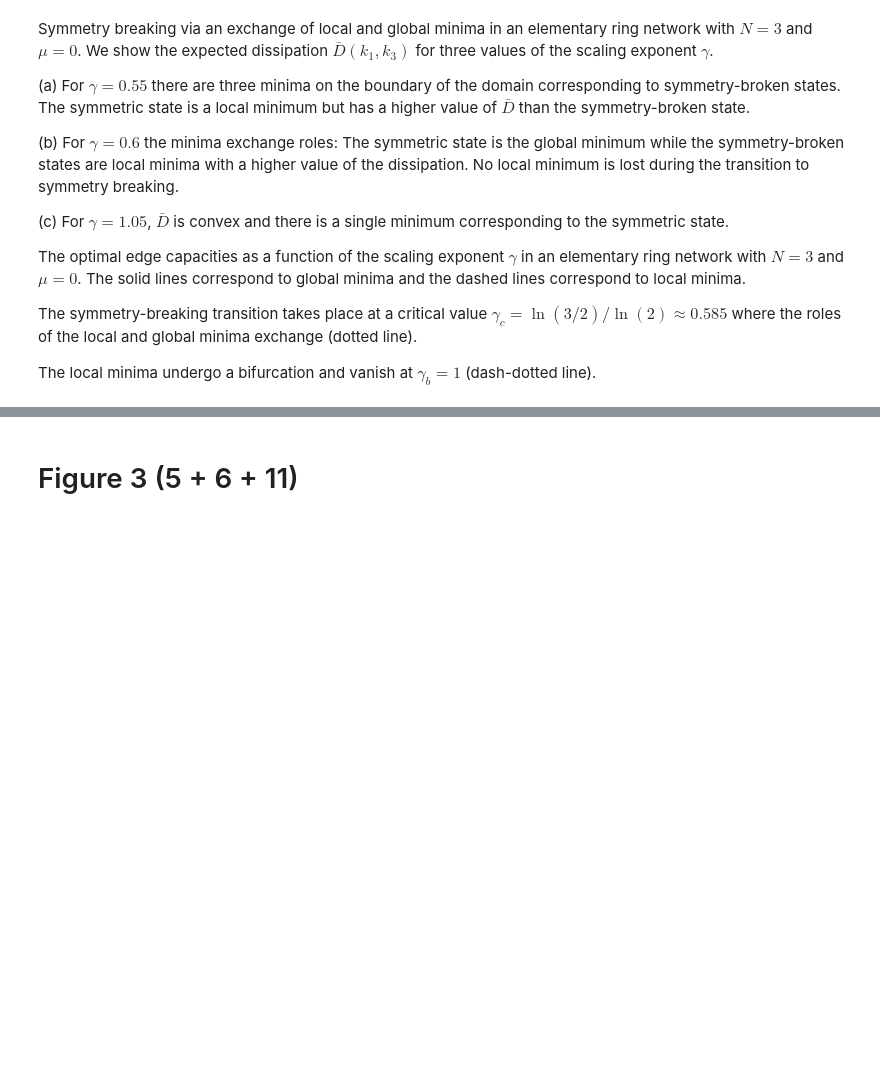
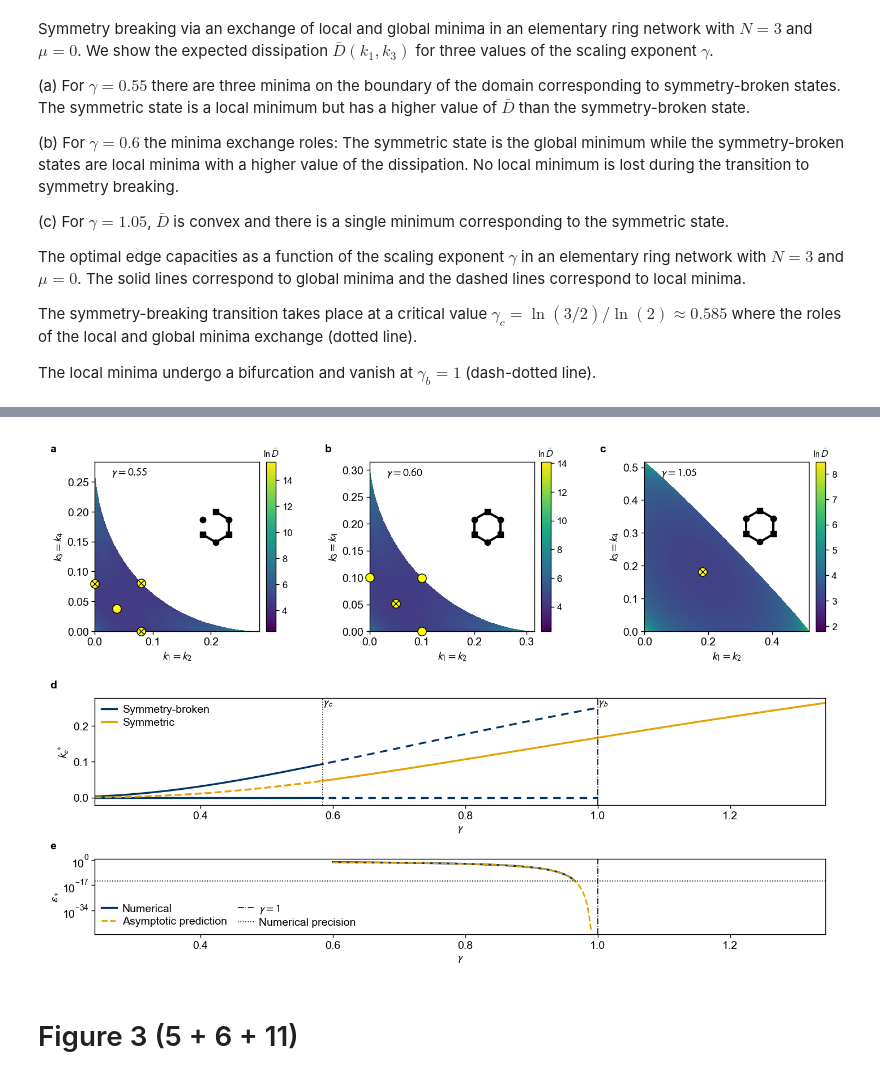
Before and after one commit to ibfzj/optimal-networks, a Jupyter notebook: rings.ipynb, the cells around one changed output, grey strips where cells are left out. Cells and saved outputs as stored; diff of their text form; code cells hidden in the pictures; blank space fills up the shorter version.

```diff
--- a/rings.ipynb
+++ b/rings.ipynb
@@ -212,3 +132,102 @@ plt.show()
+# %%
+# Define plot characteristics
+
+figstyle.apply()
+
+# Define system parameters
+
+mu = 0.0
+beta = 1.0
+kappa = 1.0
+
+gammas_abc = [0.55, 0.60, 1.05]
+
+grid = 620
+minima_grid = 260
+
+width, height = 179.0, 120.0
+left, right = 12.0, 3.0
+avail = width - left - right
+
+row1_bottom, row1_height = 77.0, 38.0   # a, b, c
+row2_bottom, row2_height = 38.0, 24.0   # d
+row3_bottom, row3_height =  9.0, 17.0   # e
+
+cb_w, cb_pad, row1_gap = 2.2, 1.5, 21.0
+row1_w = (avail - 3 * (cb_pad + cb_w) - 2 * row1_gap) / 3.0
+block_w = row1_w + cb_pad + cb_w
+
+
+def rect(x, y, w, h):
+    return [x / width, y / height, w / width, h / height]
+
+
+# Figure
+
+fig = plt.figure(figsize=figstyle.mm(width, height))
+
+# Subplots (a), (b) and (c)
+
+for i, gamma in enumerate(gammas_abc):
+    x = left + i * (block_w + row1_gap)
+    ax = fig.add_axes(rect(x, row1_bottom, row1_w, row1_height))
+    cax = fig.add_axes(rect(x + row1_w + cb_pad, row1_bottom, cb_w, row1_height))
+
+    plot_Figure3(gamma, mu=mu, beta=beta, kappa=kappa, grid=grid, minima_grid=minima_grid,
+                 ax=ax, cax=cax, label_above=True, cbar_labelsize=6.0,
+                 s_circle=30, s_cross=17, marker_lw=0.5, gamma_label_xy=(0.10, 0.97))
+    add_insets_to_Figure3(ax, gamma, kappa=kappa, node_size=14, lw_scale=0.24)
+
+# Subplot (d)
+
+ax_d = fig.add_axes(rect(left, row2_bottom, avail, row2_height))
+
+gap1 = left + block_w + row1_gap / 2.0
+gap2 = left + 2 * block_w + row1_gap + row1_gap / 2.0
+gamma_min, gamma_max = stretched_xlim(GAMMA_C_N3, GAMMA_B_N3, (gap1 - left) / avail, (gap2 - left) / avail)
+
+plot_Figure4(ax=ax_d, kappa=kappa, gamma_min=gamma_min, gamma_max=gamma_max,
+             lw=1.2, guide_lw=0.6, legend_fontsize=figstyle.FONT_LEGEND, legend_loc="upper left")
+
+ylo, yhi = ax_d.get_ylim()
+ax_d.text(GAMMA_C_N3, yhi, r"$\gamma_c$", ha="left", va="top", fontsize=7.0)
+ax_d.text(GAMMA_B_N3, yhi, r"$\gamma_b$", ha="left", va="top", fontsize=7.0)
+
+# Subplot (e), sharing the gamma axis of (d)
+
+ax_e = fig.add_axes(rect(left, row3_bottom, avail, row3_height))
+
+eps_vals = np.logspace(-14, -0.5, 2500)
+gamma_scan = np.linspace(0.6, 0.99, 500)
+numerical_precision = 1e-14
+
+gamma_numerical, eps_numerical, gamma_asymptotic, eps_asymptotic = get_Figure10_data(
+    gamma_scan, eps_vals, beta=beta, kappa=kappa, numerical_precision=numerical_precision)
+
+ax_e.plot(gamma_numerical, eps_numerical, lw=1.2, color="#003366", label="Numerical")
+ax_e.plot(gamma_asymptotic, eps_asymptotic, ls="--", lw=1.0, color="#E69F00", label="Asymptotic prediction")
+ax_e.axvline(1.0, ls="dashdot", color="k", lw=0.6, label=r"$\gamma=1$")
+ax_e.axhline(numerical_precision, ls=":", color="k", lw=0.6, label="Numerical precision")
+ax_e.set_yscale("log")
+ax_e.set_xlabel(r"$\gamma$")
+ax_e.set_ylabel(r"$\varepsilon_\ast$")
+ax_e.set_xlim(gamma_min, gamma_max)
+ax_e.legend(loc="lower left", ncol=2)
+
+panels = [("a", left, row1_bottom + row1_height),
+          ("b", left + block_w + row1_gap, row1_bottom + row1_height),
+          ("c", left + 2 * (block_w + row1_gap), row1_bottom + row1_height),
+          ("d", left, row2_bottom + row2_height),
+          ("e", left, row3_bottom + row3_height)]
+
+for letter, x, y in panels:
+    figstyle.panel_label(fig, letter, (x - 10.0) / width, (y + 4.0) / height)
+
+# bbox_inches="tight" is deliberately not used
+#fig.savefig("Figure2.pdf", format="pdf")
+plt.show()
+# %% [output]
+[figure, added]
 # %% [markdown]
 # Figure 3 (5 + 6 + 11)
 # %%
```
Also changed, not shown: parts of 5 cells of this notebook.
